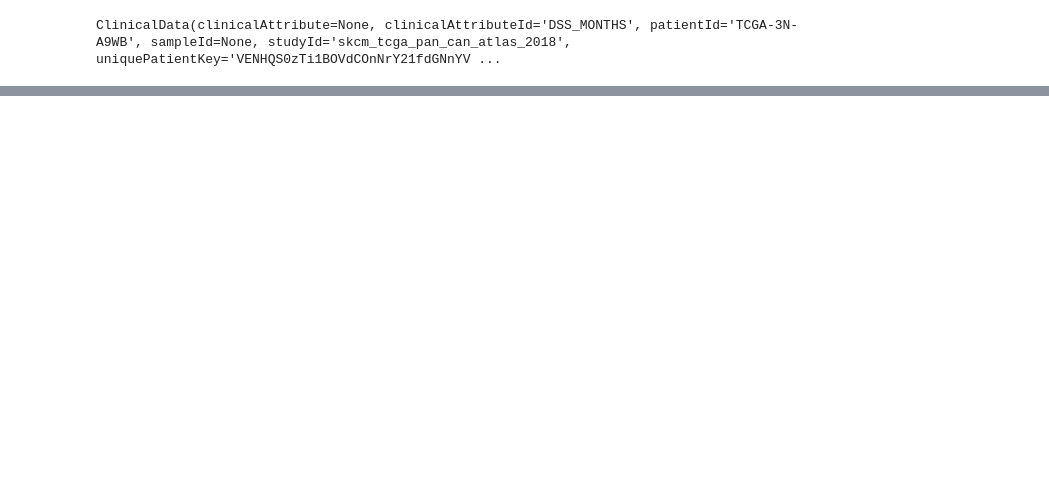
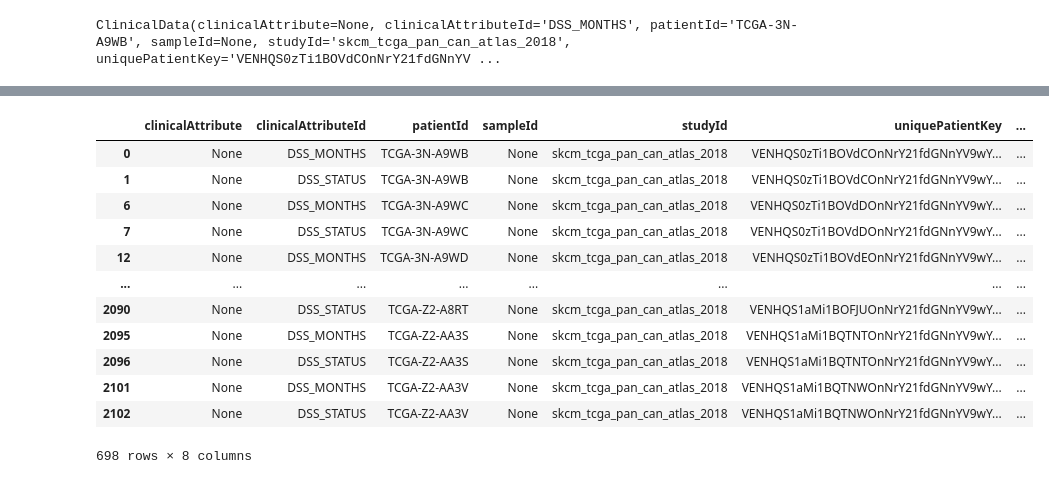
Before and after one commit to doori/workbench, a Jupyter notebook: python/intro/survival.ipynb, the cells around one changed output, grey strips where cells are left out. Saved outputs shown, nothing was run; the diff lists cells and outputs as text; code cells hidden in the pictures; blank space fills up the shorter version.

```diff
--- a/python/intro/survival.ipynb
+++ b/python/intro/survival.ipynb
@@ -48,0 +118,17 @@ df
+# %%
+disease_specific_survival = df.loc[(df.clinicalAttributeId == "DSS_MONTHS") | (df.clinicalAttributeId == "DSS_STATUS")]
+disease_specific_survival
+# %% [output]
+|  | clinicalAttribute | clinicalAttributeId | patientId | sampleId | studyId | uniquePatientKey | ... |
+| 0 | None | DSS_MONTHS | TCGA-3N-A9WB | None | skcm_tcga_pan_can_atlas_2018 | VENHQS0zTi1BOVdCOnNrY21fdGNnYV9wY... | ... |
+| 1 | None | DSS_STATUS | TCGA-3N-A9WB | None | skcm_tcga_pan_can_atlas_2018 | VENHQS0zTi1BOVdCOnNrY21fdGNnYV9wY... | ... |
+| 6 | None | DSS_MONTHS | TCGA-3N-A9WC | None | skcm_tcga_pan_can_atlas_2018 | VENHQS0zTi1BOVdDOnNrY21fdGNnYV9wY... | ... |
+| 7 | None | DSS_STATUS | TCGA-3N-A9WC | None | skcm_tcga_pan_can_atlas_2018 | VENHQS0zTi1BOVdDOnNrY21fdGNnYV9wY... | ... |
+| 12 | None | DSS_MONTHS | TCGA-3N-A9WD | None | skcm_tcga_pan_can_atlas_2018 | VENHQS0zTi1BOVdEOnNrY21fdGNnYV9wY... | ... |
+| ... | ... | ... | ... | ... | ... | ... | ... |
+| 2090 | None | DSS_STATUS | TCGA-Z2-A8RT | None | skcm_tcga_pan_can_atlas_2018 | VENHQS1aMi1BOFJUOnNrY21fdGNnYV9wY... | ... |
+| 2095 | None | DSS_MONTHS | TCGA-Z2-AA3S | None | skcm_tcga_pan_can_atlas_2018 | VENHQS1aMi1BQTNTOnNrY21fdGNnYV9wY... | ... |
+| 2096 | None | DSS_STATUS | TCGA-Z2-AA3S | None | skcm_tcga_pan_can_atlas_2018 | VENHQS1aMi1BQTNTOnNrY21fdGNnYV9wY... | ... |
+| 2101 | None | DSS_MONTHS | TCGA-Z2-AA3V | None | skcm_tcga_pan_can_atlas_2018 | VENHQS1aMi1BQTNWOnNrY21fdGNnYV9wY... | ... |
+| 2102 | None | DSS_STATUS | TCGA-Z2-AA3V | None | skcm_tcga_pan_can_atlas_2018 | VENHQS1aMi1BQTNWOnNrY21fdGNnYV9wY... | ... |
+698 rows × 8 columns
```
Also changed, not shown: parts of 11 cells of this notebook.
